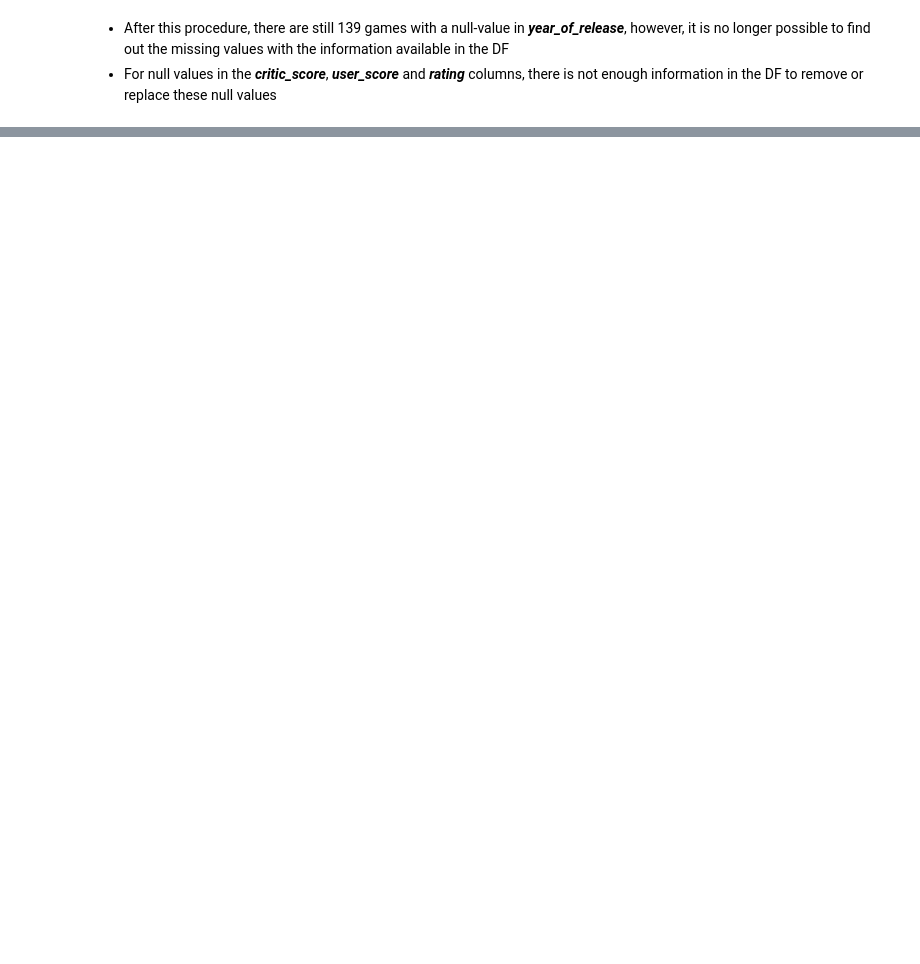
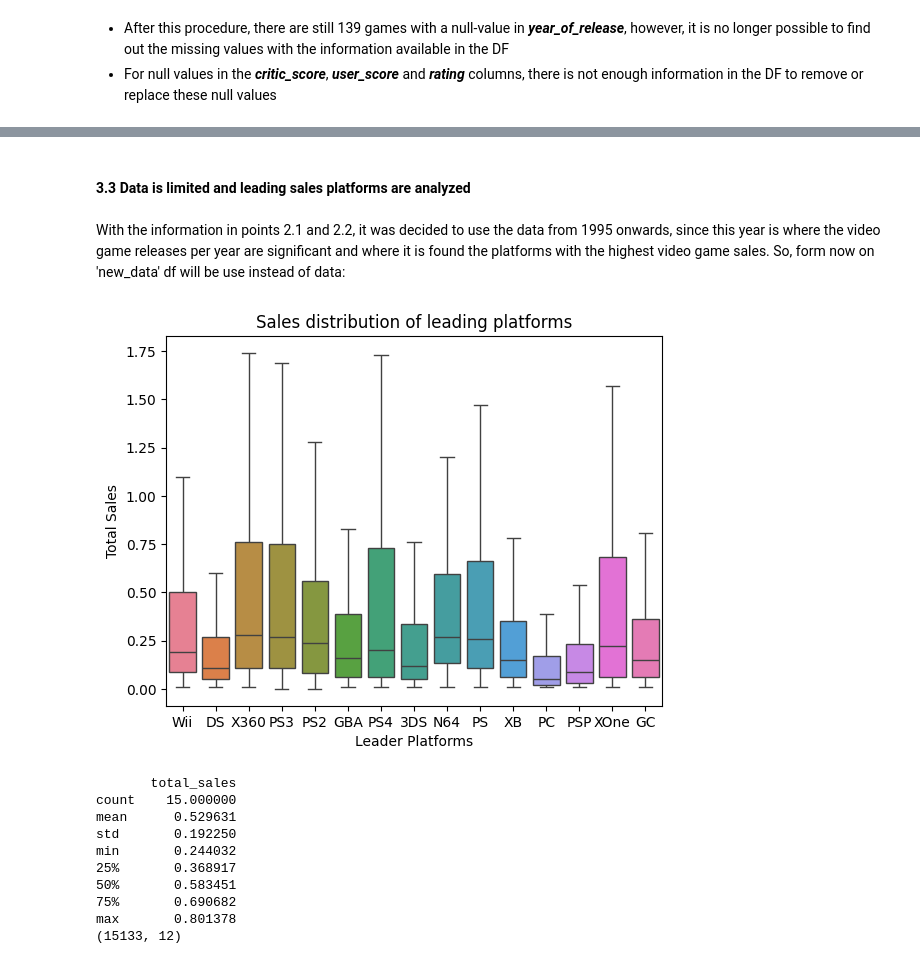
Before and after one commit to AlBerth-Dev/Ice_Videogames, a Jupyter notebook: notebooks/EDA.ipynb, the cells around one changed output, grey strips where cells are left out. Drawn from its saved outputs; the diff is of its cells as text; code cells hidden in the pictures; blank space fills up the shorter version.

```diff
--- a/notebooks/EDA.ipynb
+++ b/notebooks/EDA.ipynb
@@ -169,0 +210,43 @@ pd.Series([1,2,3,np.nan]).max()
+# %% [markdown]
+#### 3.3 Data is limited and leading sales platforms are analyzed
+# %% [markdown]
+With the information in points 2.1 and 2.2, it was decided to use the data from 1995 onwards, since this year is where the video game releases per year are significant and where it is found the platforms with the highest video game sales. So, form now on 'new_data' df will be use instead of data:
+# %%
+new_data = data[data['year_of_release']>=1995]
+#display(new_data.head())
+# %%
+# Se obtienen las plataformas líderes en ventas:
+  # Consideramos plataformas lideres en ventas a aquellas que superen los 100 mill. USD
+platform_total_sales = new_data.pivot_table(index='platform',
+                                  values= 'total_sales',
+                                  aggfunc= 'sum').sort_values('total_sales', ascending=False)
+
+leader_platforms = list(platform_total_sales[platform_total_sales['total_sales']>=150].index)
+
+leaders_data = new_data[new_data['platform'].isin(leader_platforms)]
+#display(leaders_data)
+#Se grafica las distribución de las ventas de las plataformas líderes usando un boxplot:
+ # En el gráfico se excluyeron los valores atípicos
+sns.boxplot(x= 'platform', y= 'total_sales', data= leaders_data, showfliers= False, hue='platform')
+plt.title('Sales distribution of leading platforms')
+plt.xlabel('Leader Platforms')
+plt.ylabel('Total Sales')
+plt.show()
+
+# Se analízan los promedios de ventas de las plataformas líderes:
+leaders_mean_sales = leaders_data.pivot_table(index='platform', values='total_sales', aggfunc= 'mean')
+#display(leaders_mean_sales)
+print(leaders_mean_sales.describe())
+print(leaders_data.shape)
+# %% [output]
+[figure, added]
+       total_sales
+count    15.000000
+mean      0.529631
+std       0.192250
+min       0.244032
+25%       0.368917
+50%       0.583451
+75%       0.690682
+max       0.801378
+(15133, 12)
```
Also changed, not shown: parts of 34 cells of this notebook.
